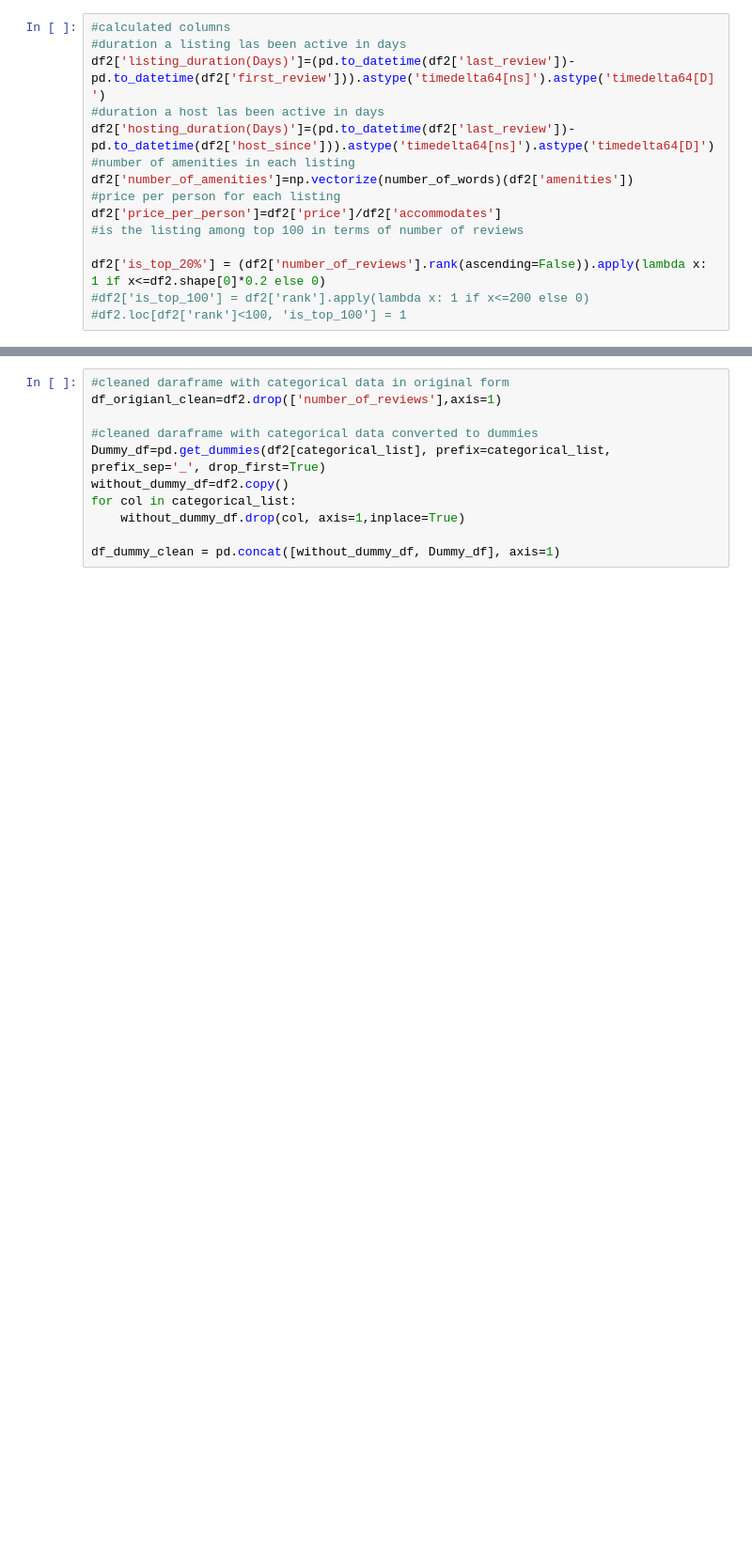
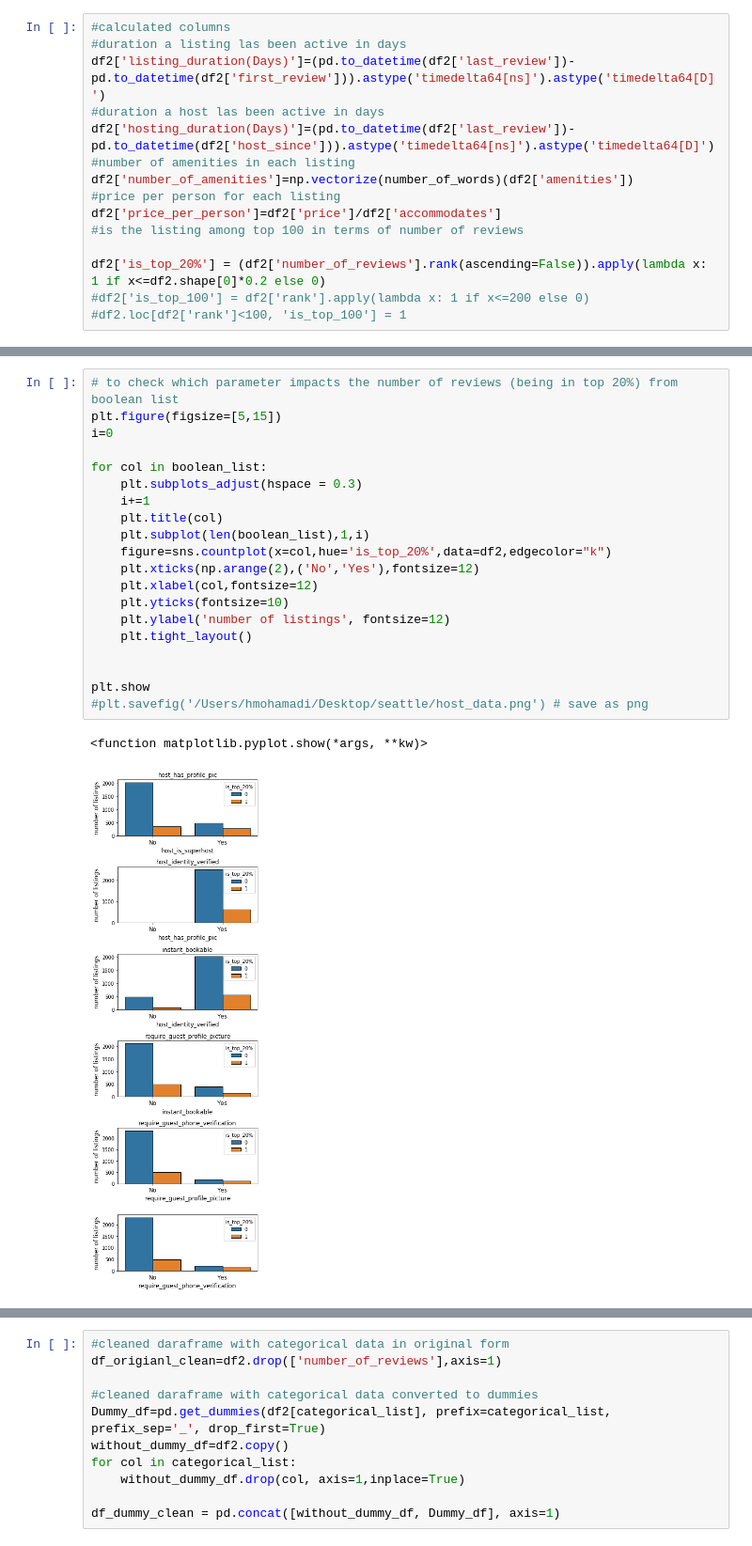
Before and after one commit to nshabani/SeattleAirbnb, a Jupyter notebook: Seattle_Airbnb_final.ipynb, the cells around one changed output, grey strips where cells are left out. Shown: that part at 94% size. Drawn from its saved outputs; the diff is of its cells as text; blank space fills up the shorter version.

```diff
--- a/Seattle_Airbnb_final.ipynb
+++ b/Seattle_Airbnb_final.ipynb
@@ -111,0 +124,23 @@ plt.show
+# %%
+# to check which parameter impacts the number of reviews (being in top 20%) from boolean list
+plt.figure(figsize=[5,15])
+i=0
+
+for col in boolean_list:
+    plt.subplots_adjust(hspace = 0.3)
+    i+=1
+    plt.title(col)
+    plt.subplot(len(boolean_list),1,i)
+    figure=sns.countplot(x=col,hue='is_top_20%',data=df2,edgecolor="k")
+    plt.xticks(np.arange(2),('No','Yes'),fontsize=12)
+    plt.xlabel(col,fontsize=12)
+    plt.yticks(fontsize=10)
+    plt.ylabel('number of listings', fontsize=12)
+    plt.tight_layout()
+
+
+plt.show
+#plt.savefig('/Users/hmohamadi/Desktop/seattle/host_data.png') # save as png
+# %% [output]
+<function matplotlib.pyplot.show(*args, **kw)>
+[figure, added]
```
Also changed, not shown: parts of 20 cells of this notebook.
